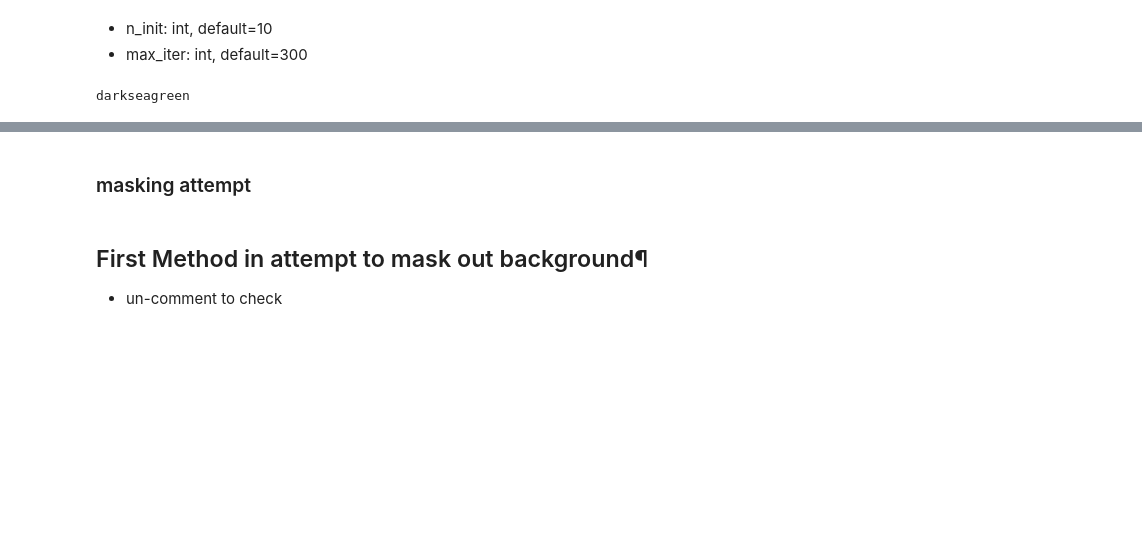
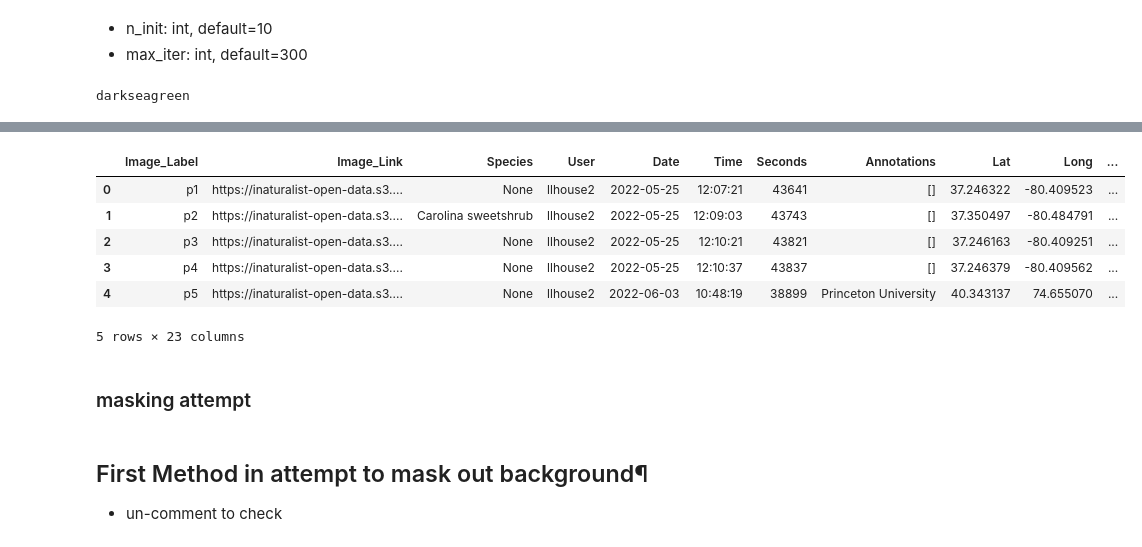
Before and after one commit to JiayueLin-CS/Quest_Project_2022, a Jupyter notebook: Quest_Project_2022.ipynb, the cells around one changed output, grey strips where cells are left out. Drawn from its saved outputs; the diff is of its cells as text; code cells hidden in the pictures; blank space fills up the shorter version.

```diff
--- a/Quest_Project_2022.ipynb
+++ b/Quest_Project_2022.ipynb
@@ -477,6 +406,13 @@ result = pd.concat([iNatStruct, RGBdf, PERdf], axis=1)
 #display(result)
 # %%
 iNatStruct = result
-#iNatStruct["Percentage"] = per
 iNatStruct["Hex_Color_Code"] = hex_code
-#iNatStruct.head()
+iNatStruct.head()
+# %% [output]
+|  | Image_Label | Image_Link | Species | User | Date | Time | Seconds | Annotations | Lat | Long | ... |
+| 0 | p1 | https://inaturalist-open-data.s3.... | None | llhouse2 | 2022-05-25 | 12:07:21 | 43641 | [] | 37.246322 | -80.409523 | ... |
+| 1 | p2 | https://inaturalist-open-data.s3.... | Carolina sweetshrub | llhouse2 | 2022-05-25 | 12:09:03 | 43743 | [] | 37.350497 | -80.484791 | ... |
+| 2 | p3 | https://inaturalist-open-data.s3.... | None | llhouse2 | 2022-05-25 | 12:10:21 | 43821 | [] | 37.246163 | -80.409251 | ... |
+| 3 | p4 | https://inaturalist-open-data.s3.... | None | llhouse2 | 2022-05-25 | 12:10:37 | 43837 | [] | 37.246379 | -80.409562 | ... |
+| 4 | p5 | https://inaturalist-open-data.s3.... | None | llhouse2 | 2022-06-03 | 10:48:19 | 38899 | Princeton University | 40.343137 | 74.655070 | ... |
+5 rows × 23 columns
```
Also changed, not shown: parts of 32 cells of this notebook, 2 other files.
